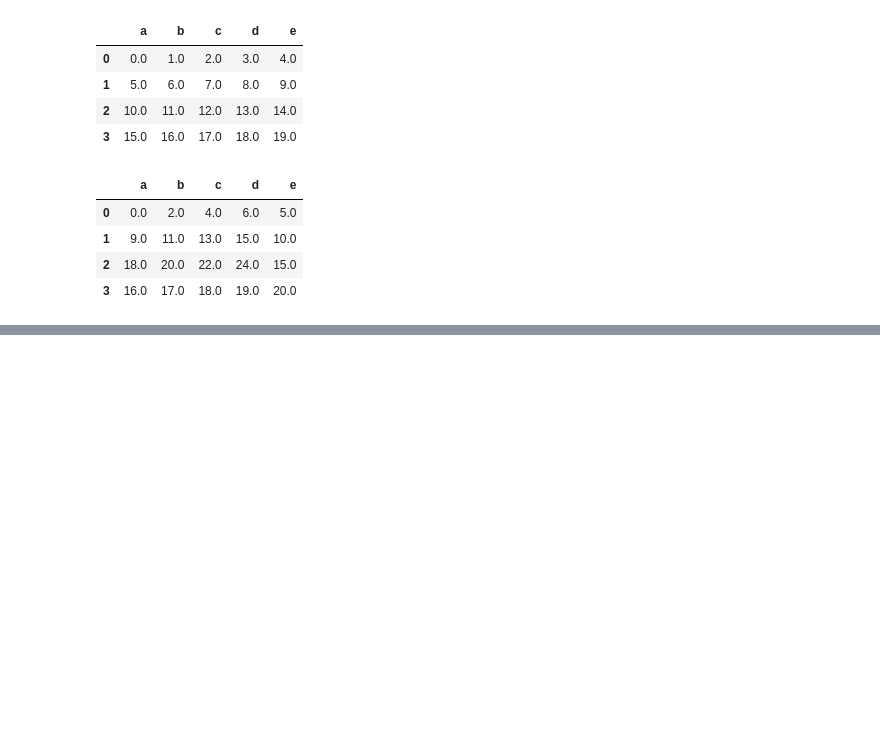
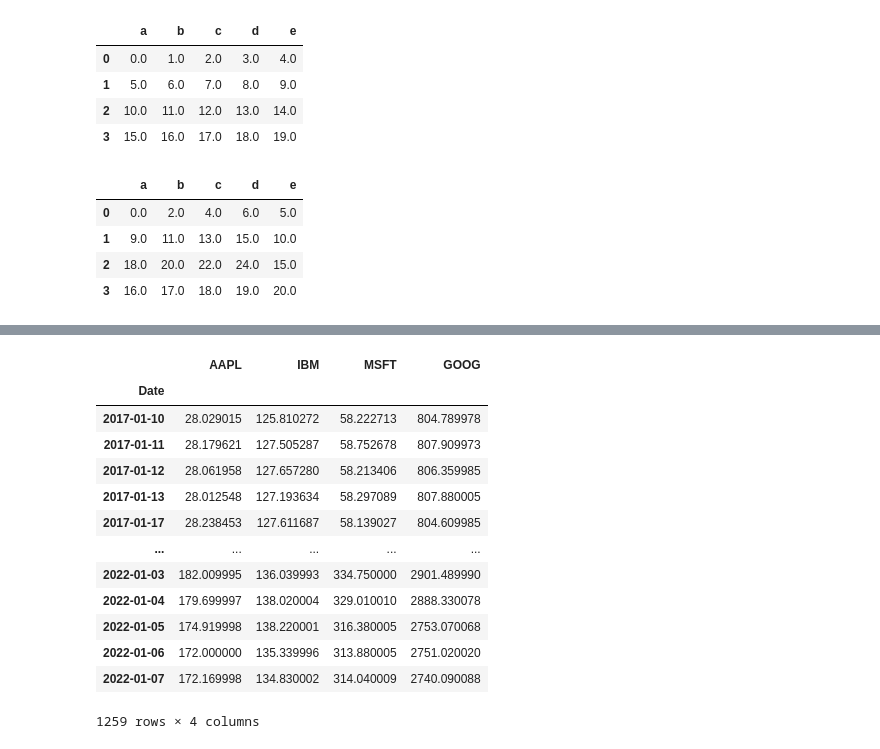
Before and after one commit to ercsssn/data-analysis-notes, a Jupyter notebook: pfda.ipynb, the cells around one changed output, grey strips where cells are left out. Cells and saved outputs as stored; diff of their text form; code cells hidden in the pictures; blank space fills up the shorter version.

```diff
--- a/pfda.ipynb
+++ b/pfda.ipynb
@@ -1203,0 +1229,7 @@ df1.add(df2, fill_value=1)
+# %%
+import pandas_datareader.data as web
+
+all_data = {ticker: web.get_data_yahoo(ticker)
+            for ticker in ['AAPL', 'IBM', 'MSFT', 'GOOG']}
+
+all_data
@@ -1203,0 +1254,19 @@ df1.add(df2, fill_value=1)
+# %%
+price = pd.DataFrame({ticker: data['Adj Close']
+                      for ticker, data in all_data.items()})
+price
+# %% [output]
+|  | AAPL | IBM | MSFT | GOOG |
+| Date |  |  |  |  |
+| 2017-01-10 | 28.029015 | 125.810272 | 58.222713 | 804.789978 |
+| 2017-01-11 | 28.179621 | 127.505287 | 58.752678 | 807.909973 |
+| 2017-01-12 | 28.061958 | 127.657280 | 58.213406 | 806.359985 |
+| 2017-01-13 | 28.012548 | 127.193634 | 58.297089 | 807.880005 |
+| 2017-01-17 | 28.238453 | 127.611687 | 58.139027 | 804.609985 |
+| ... | ... | ... | ... | ... |
+| 2022-01-03 | 182.009995 | 136.039993 | 334.750000 | 2901.489990 |
+| 2022-01-04 | 179.699997 | 138.020004 | 329.010010 | 2888.330078 |
+| 2022-01-05 | 174.919998 | 138.220001 | 316.380005 | 2753.070068 |
+| 2022-01-06 | 172.000000 | 135.339996 | 313.880005 | 2751.020020 |
+| 2022-01-07 | 172.169998 | 134.830002 | 314.040009 | 2740.090088 |
+1259 rows × 4 columns
```
Also changed, not shown: parts of 19 cells of this notebook, 34 other files.
